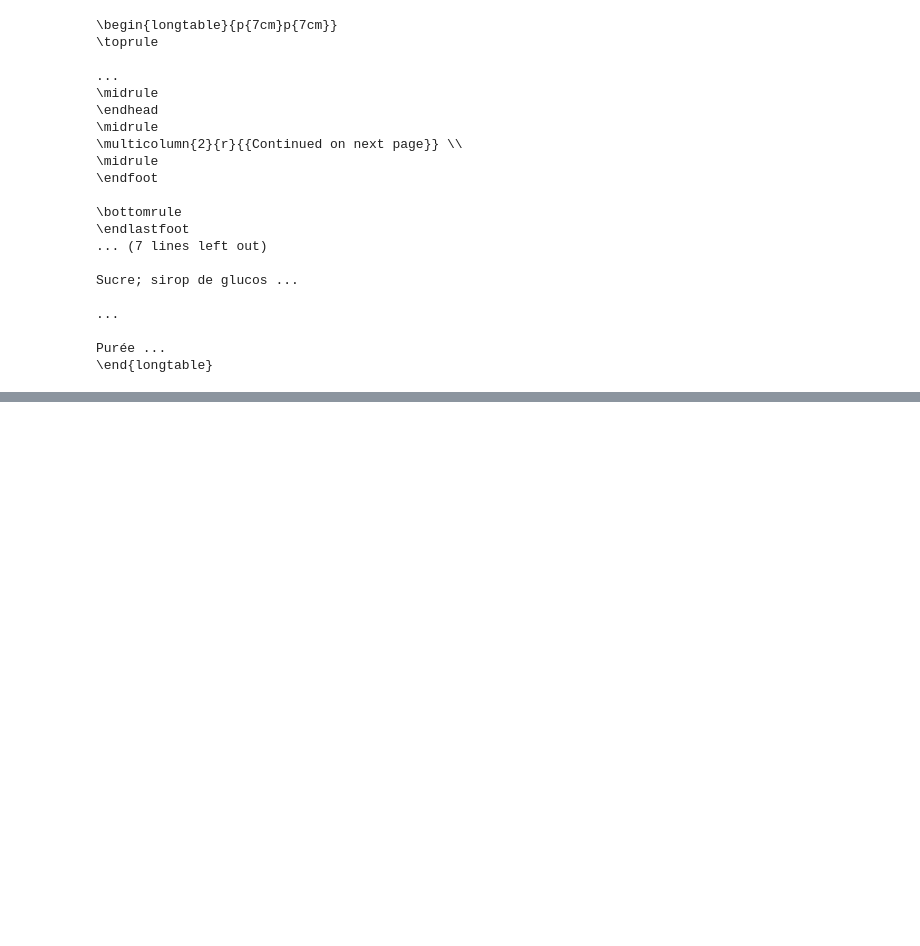
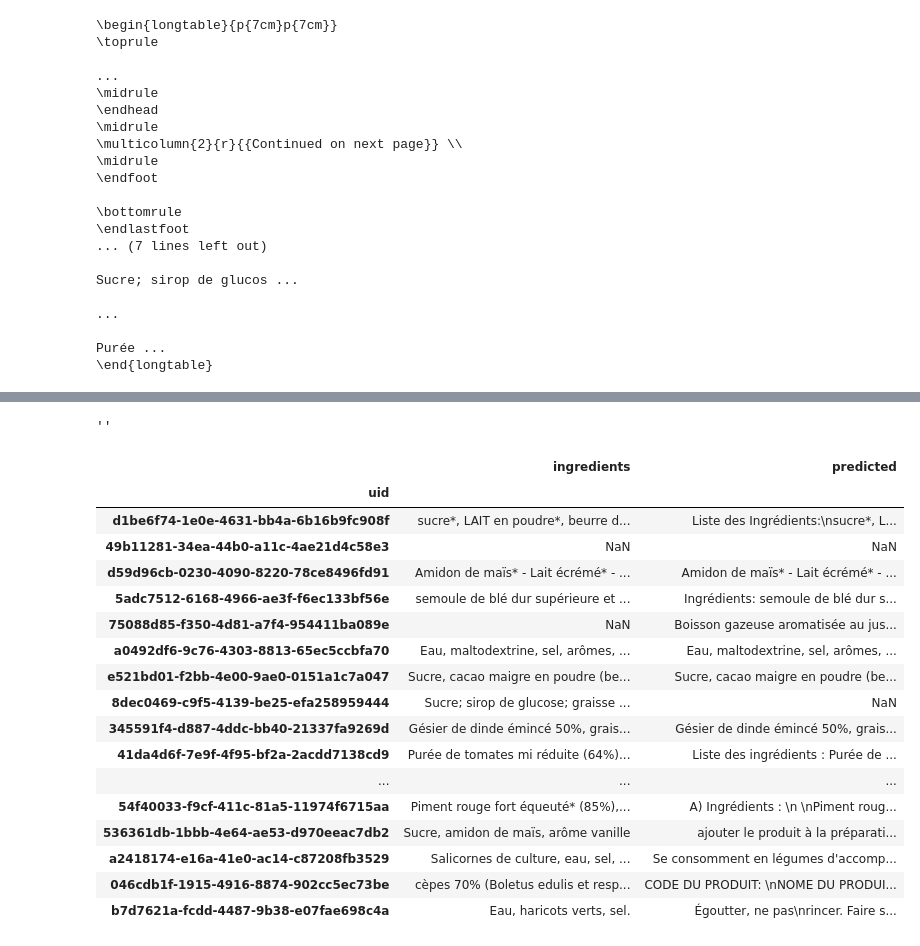
Before and after one commit to UltraDiuve/PIM-Recognizer, a Jupyter notebook: report/notebooks/gt_based_model.ipynb, the cells around one changed output, grey strips where cells are left out. Drawn from its saved outputs; the diff is of its cells as text; code cells hidden in the pictures; blank space fills up the shorter version.

```diff
--- a/report/notebooks/gt_based_model.ipynb
+++ b/report/notebooks/gt_based_model.ipynb
@@ -255,0 +269,4 @@ with open(Path('..') / 'tbls' / 'GT_prediction_sample.tex', 'w') as file:
+# %%
+sub_sample.sample(10, random_state=41).iloc[7,1].strip()
+# %% [output]
+''
@@ -255,0 +275,21 @@ with open(Path('..') / 'tbls' / 'GT_prediction_sample.tex', 'w') as file:
+# %%
+sub_sample.sample(20, random_state=41).replace(r'^\s*$', np.nan, regex=True)
+# %% [output]
+|  | ingredients | predicted |
+| uid |  |  |
+| d1be6f74-1e0e-4631-bb4a-6b16b9fc908f | sucre*, LAIT en poudre*, beurre d... | Liste des Ingrédients:\nsucre*, L... |
+| 49b11281-34ea-44b0-a11c-4ae21d4c58e3 | NaN | NaN |
+| d59d96cb-0230-4090-8220-78ce8496fd91 | Amidon de maïs* - Lait écrémé* - ... | Amidon de maïs* - Lait écrémé* - ... |
+| 5adc7512-6168-4966-ae3f-f6ec133bf56e | semoule de blé dur supérieure et ... | Ingrédients: semoule de blé dur s... |
+| 75088d85-f350-4d81-a7f4-954411ba089e | NaN | Boisson gazeuse aromatisée au jus... |
+| a0492df6-9c76-4303-8813-65ec5ccbfa70 | Eau, maltodextrine, sel, arômes, ... | Eau, maltodextrine, sel, arômes, ... |
+| e521bd01-f2bb-4e00-9ae0-0151a1c7a047 | Sucre, cacao maigre en poudre (be... | Sucre, cacao maigre en poudre (be... |
+| 8dec0469-c9f5-4139-be25-efa258959444 | Sucre; sirop de glucose; graisse ... | NaN |
+| 345591f4-d887-4ddc-bb40-21337fa9269d | Gésier de dinde émincé 50%, grais... | Gésier de dinde émincé 50%, grais... |
+| 41da4d6f-7e9f-4f95-bf2a-2acdd7138cd9 | Purée de tomates mi réduite (64%)... | Liste des ingrédients : Purée de ... |
+| ... | ... | ... |
+| 54f40033-f9cf-411c-81a5-11974f6715aa | Piment rouge fort équeuté* (85%),... | A) Ingrédients : \n \nPiment roug... |
+| 536361db-1bbb-4e64-ae53-d970eeac7db2 | Sucre, amidon de maïs, arôme vanille | ajouter le produit à la préparati... |
+| a2418174-e16a-41e0-ac14-c87208fb3529 | Salicornes de culture, eau, sel, ... | Se consomment en légumes d'accomp... |
+| 046cdb1f-1915-4916-8874-902cc5ec73be | cèpes 70% (Boletus edulis et resp... | CODE DU PRODUIT: \nNOME DU PRODUI... |
+| b7d7621a-fcdd-4487-9b38-e07fae698c4a | Eau, haricots verts, sel. | Égoutter, ne pas\nrincer. Faire s... |
```
Also changed, not shown: parts of 5 cells of this notebook, 1 other file.
